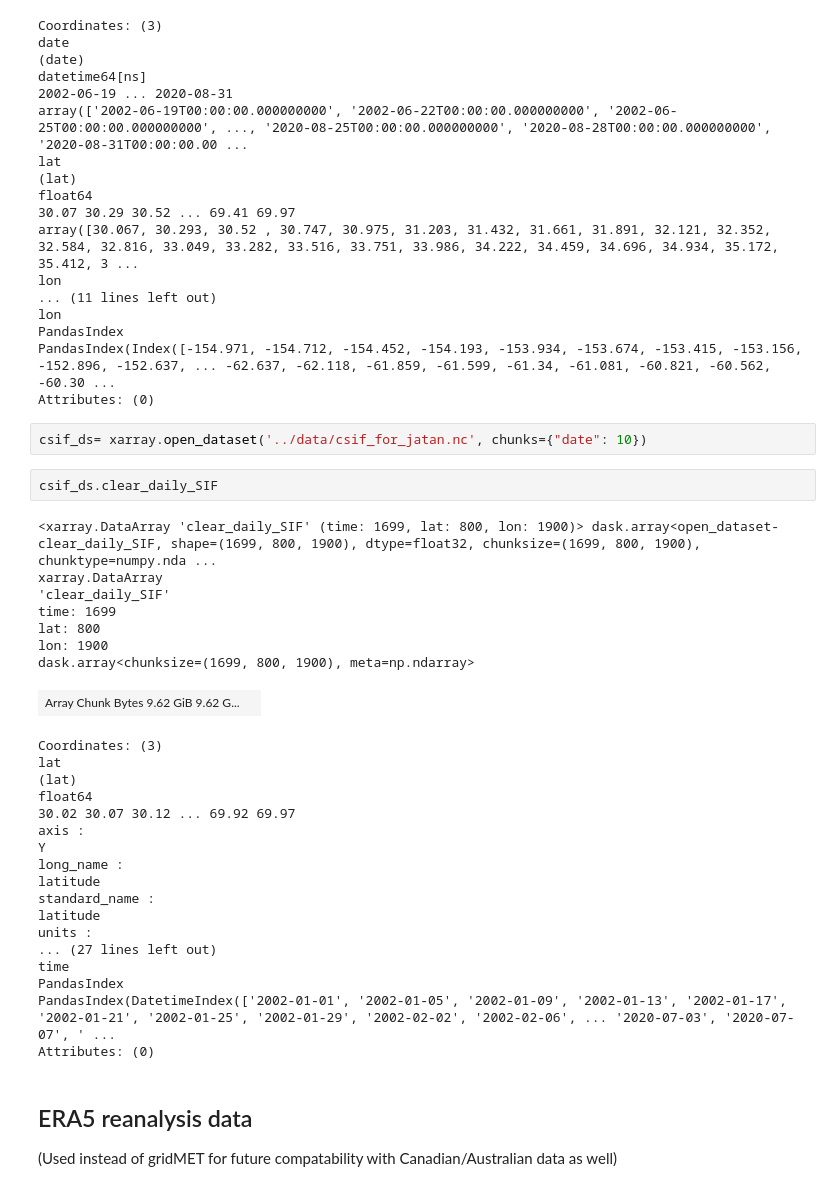
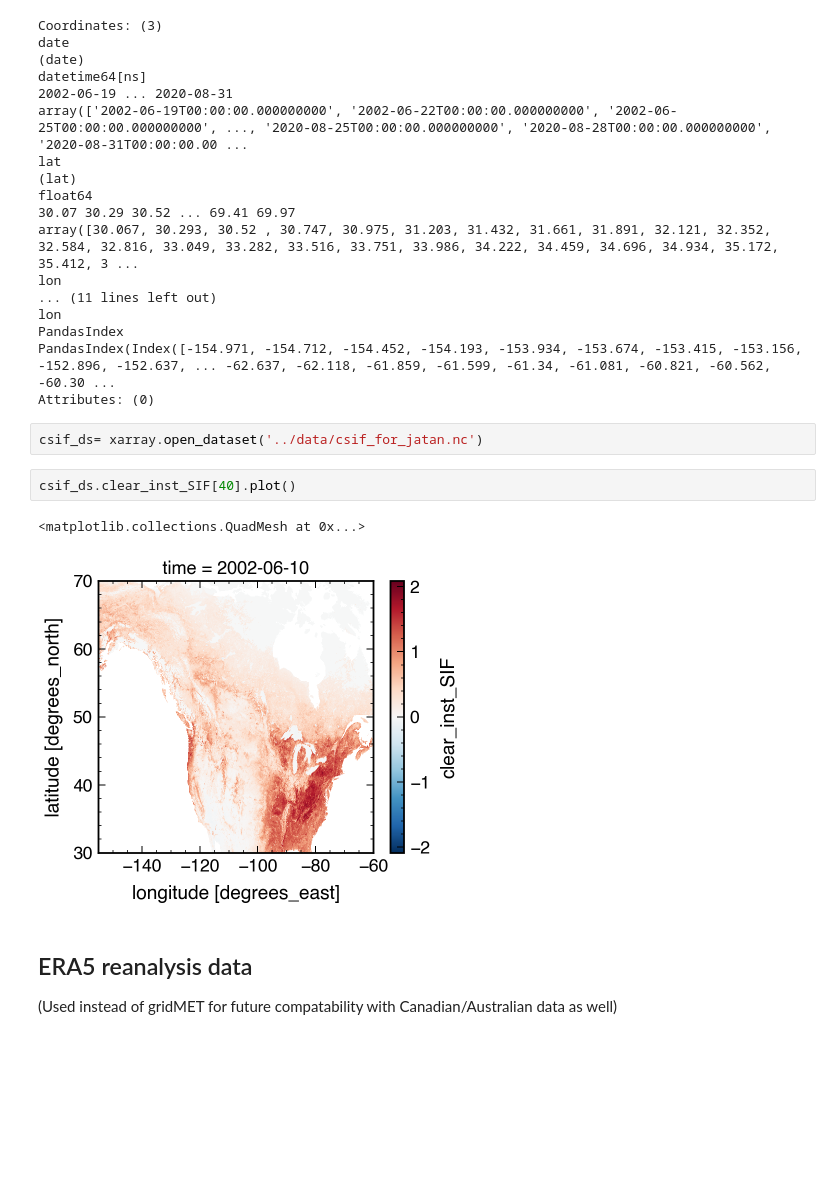
Before and after one commit to jtbuch/fire_hazard_index, a Jupyter notebook: scripts/preliminary_data_analysis.ipynb, the cells around one changed output. Drawn from its saved outputs; the diff is of its cells as text; blank space fills up the shorter version.

```diff
--- a/scripts/preliminary_data_analysis.ipynb
+++ b/scripts/preliminary_data_analysis.ipynb
@@ -94,35 +104,12 @@ PandasIndex
 PandasIndex(Index([-154.971, -154.712, -154.452, -154.193, -153.934, -153.674, -153.415, -153.156, -152.896, -152.637, ... -62.637, -62.118, -61.859, -61.599, -61.34, -61.081, -60.821, -60.562, -60.30 ...
 Attributes: (0)
 # %%
-csif_ds= xarray.open_dataset('../data/csif_for_jatan.nc', chunks={"date": 10})
+csif_ds= xarray.open_dataset('../data/csif_for_jatan.nc')
-# %%
-csif_ds.clear_daily_SIF
-# %% [output]
-<xarray.DataArray 'clear_daily_SIF' (time: 1699, lat: 800, lon: 1900)> dask.array<open_dataset-clear_daily_SIF, shape=(1699, 800, 1900), dtype=float32, chunksize=(1699, 800, 1900), chunktype=numpy.nda ...
-xarray.DataArray
-'clear_daily_SIF'
-time: 1699
-lat: 800
-lon: 1900
-dask.array<chunksize=(1699, 800, 1900), meta=np.ndarray>
-| Array Chunk Bytes 9.62 GiB 9.62 G... |  |
-Coordinates: (3)
-lat
-(lat)
-float64
-30.02 30.07 30.12 ... 69.92 69.97
-axis :
-Y
-long_name :
-latitude
-standard_name :
-latitude
-units :
-... (27 lines left out)
-time
-PandasIndex
-PandasIndex(DatetimeIndex(['2002-01-01', '2002-01-05', '2002-01-09', '2002-01-13', '2002-01-17', '2002-01-21', '2002-01-25', '2002-01-29', '2002-02-02', '2002-02-06', ... '2020-07-03', '2020-07-07', ' ...
-Attributes: (0)
+# %%
+csif_ds.clear_inst_SIF[40].plot()
+# %% [output]
+<matplotlib.collections.QuadMesh at 0x...>
+[figure, added]
 # %% [markdown]
 ## ERA5 reanalysis data
 
```
Also changed, not shown: parts of 12 cells of this notebook, 1 other file.
